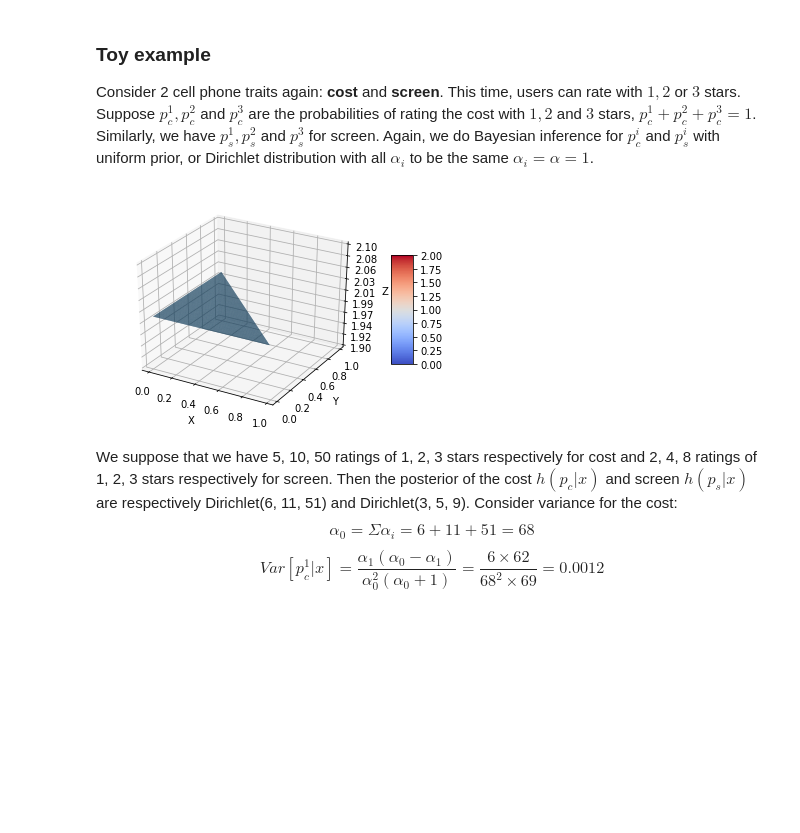
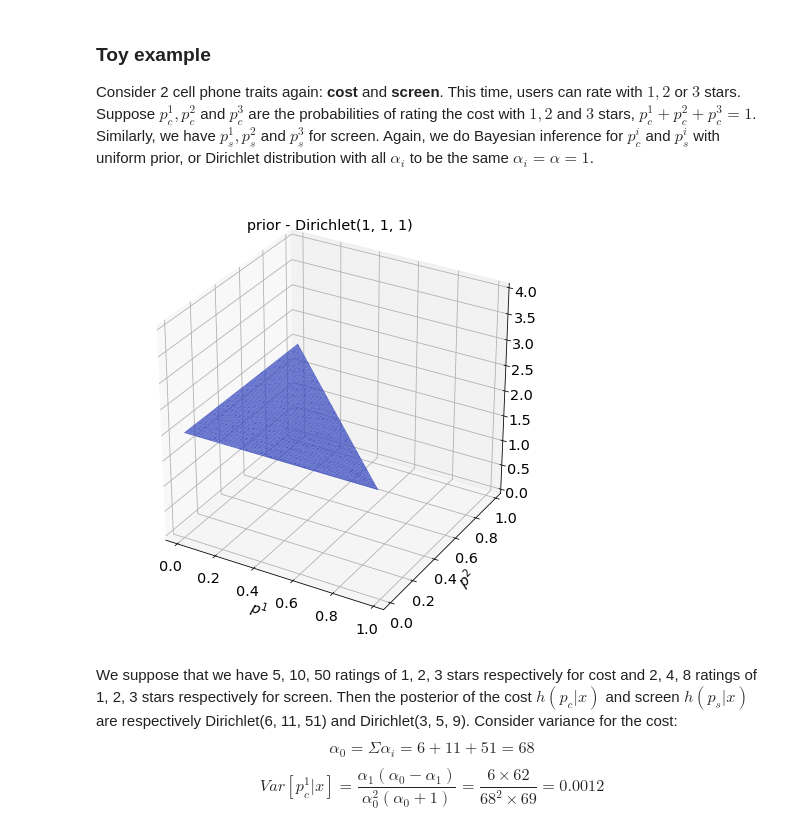
Before and after one commit to lexuanthongnhat/notebooks, a Jupyter notebook: Reviews Solicitation.ipynb, the cells around one changed output. Cells and saved outputs as stored; diff of their text form; code cells hidden in the pictures; blank space fills up the shorter version.

Commit message:
Complete Review Solicitation
Still need the checking on Dirichlet visualization accuracy.
Take a look at Dirichlet(1, 1, 1), seem to be wrong.

```diff
--- a/Reviews Solicitation.ipynb
+++ b/Reviews Solicitation.ipynb
@@ -24,52 +108,34 @@ For our purpose, we can consider the attribute that have small $\min_i Var[p_i|x
 ### Toy example
 Consider 2 cell phone traits again: **cost** and **screen**. This time, users can rate with $1, 2$ or $3$ stars. Suppose $p_c^1, p_c^2$ and $p_c^3$ are the probabilities of rating the cost with $1, 2$ and $3$ stars, $p_c^1 + p_c^2 + p_c^3 = 1$. Similarly, we have $p_s^1, p_s^2$ and $p_s^3$ for screen. Again, we do Bayesian inference for $p_c^i$ and $p_s^i$ with uniform prior, or Dirichlet distribution with all $\alpha_i$ to be the same $\alpha_i = \alpha = 1$.
 # %%
-%matplotlib inline
-from IPython.core.pylabtools import figsize
-import numpy as np
-from matplotlib import pyplot as plt
 from mpl_toolkits.mplot3d import axes3d
 from matplotlib import cm
 import scipy.stats as stats
-from matplotlib.ticker import LinearLocator, FormatStrFormatter
+
 
 def dirichlet_coord(a1, a2, a3):
     dist = stats.dirichlet
     x, y = np.mgrid[0.01:1:0.01, 0.01:1:0.01]
     x = x.flatten()
     y = y.flatten()
     xy = x + y
     xy_bool_idx = xy < 1
     x = x[xy_bool_idx]
     y = y[xy_bool_idx]
     xy_remain = 1 - (x + y)
     z = [dist.pdf([x[i], y[i], xy_remain[i]], [a1, a2, a3]) for i in range(len(x))]
     z = np.array(z)
     return (x, y, z)
 
-def get_ax():
-    fig = plt.figure()
-    ax = fig.gca(projection='3d')
-
-    # Customize the z axis.
-    ax.zaxis.set_major_locator(LinearLocator(10))
-    ax.zaxis.set_major_formatter(FormatStrFormatter('%.02f'))
-
-    # Add a color bar which maps values to colors.
-    fig.colorbar(surf, shrink=0.5, aspect=5)
-
-    ax.set_xlabel('X')
-    ax.set_ylabel('Y')
-    ax.set_zlabel('Z')
-    return ax
-
-ax = get_ax()
+fig = plt.figure(figsize=(8, 8))
+ax = fig.gca(projection='3d', xlabel=r'$p^1$', ylabel=r'$p^2$', zlim=(0, 4),
+             title='prior - Dirichlet(1, 1, 1)')
 x, y, z = dirichlet_coord(1, 1, 1)
-ax.plot_trisurf(x, y, z, linewidth=0.2, antialiased=True)
+ax.plot_trisurf(x, y, z, cmap=cm.coolwarm, linewidth=0.2, antialiased=True)
 
 plt.show()
 # %% [output]
-[figure, old version]
+[figure, new version]
 # %% [markdown]
 We suppose that we have 5, 10, 50 ratings of 1, 2, 3 stars respectively for cost and 2, 4, 8 ratings of 1, 2, 3 stars respectively for screen. Then the posterior of the cost $h(p_c|x)$ and screen $h(p_s|x)$ are respectively Dirichlet(6, 11, 51) and Dirichlet(3, 5, 9). Consider variance for the cost:
 $$\alpha_0 = \Sigma \alpha_i = 6 + 11 + 51 = 68$$
```
Also changed, not shown: parts of 14 cells of this notebook.
